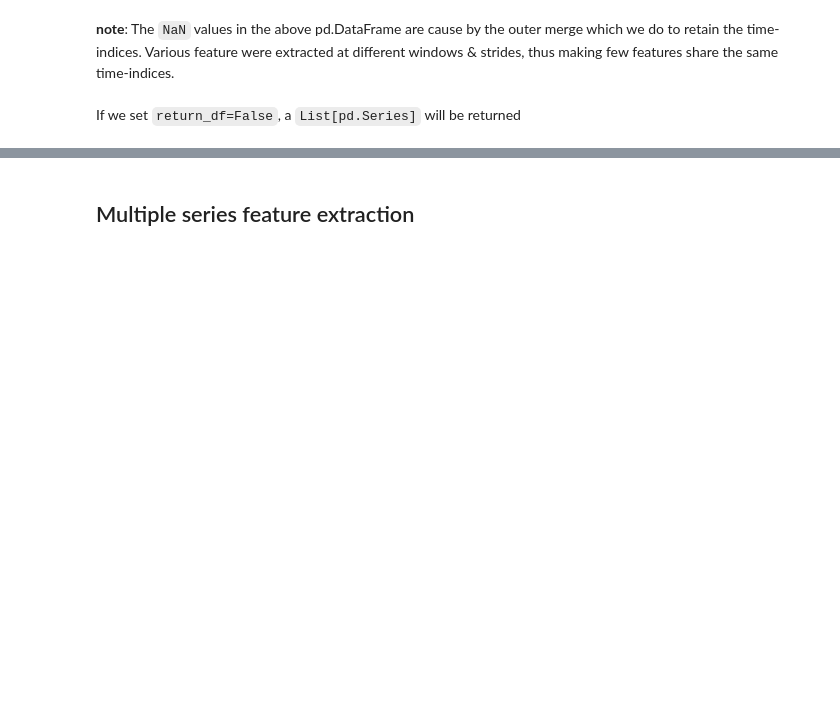
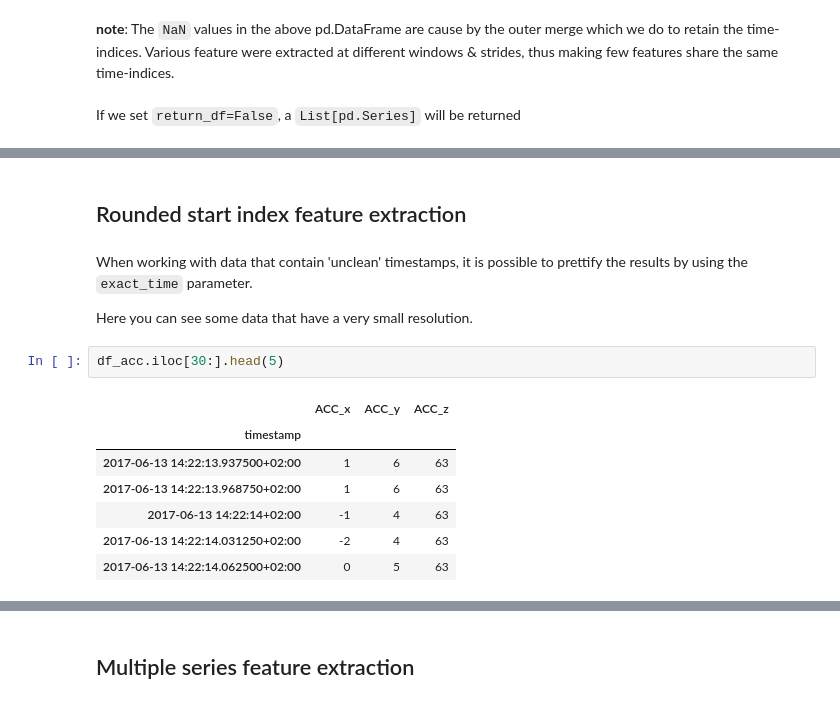
Before and after one commit to predict-idlab/tsflex, a Jupyter notebook: examples/verbose_example.ipynb, the cells around one changed output, grey strips where cells are left out. Drawn from its saved outputs; the diff is of its cells as text; blank space fills up the shorter version.

```diff
--- a/examples/verbose_example.ipynb
+++ b/examples/verbose_example.ipynb
@@ -385,0 +386,16 @@ feat_list[0].sample(3)
+# %% [markdown]
+## Rounded start index feature extraction
+# %% [markdown]
+When working with data that contain 'unclean' timestamps, it is possible to prettify the results by using the `exact_time` parameter.
+
+Here you can see some data that have a very small resolution.
+# %%
+df_acc.iloc[30:].head(5)
+# %% [output]
+|  | ACC_x | ACC_y | ACC_z |
+| timestamp |  |  |  |
+| 2017-06-13 14:22:13.937500+02:00 | 1 | 6 | 63 |
+| 2017-06-13 14:22:13.968750+02:00 | 1 | 6 | 63 |
+| 2017-06-13 14:22:14+02:00 | -1 | 4 | 63 |
+| 2017-06-13 14:22:14.031250+02:00 | -2 | 4 | 63 |
+| 2017-06-13 14:22:14.062500+02:00 | 0 | 5 | 63 |
```
Also changed, not shown: parts of 15 cells of this notebook.
